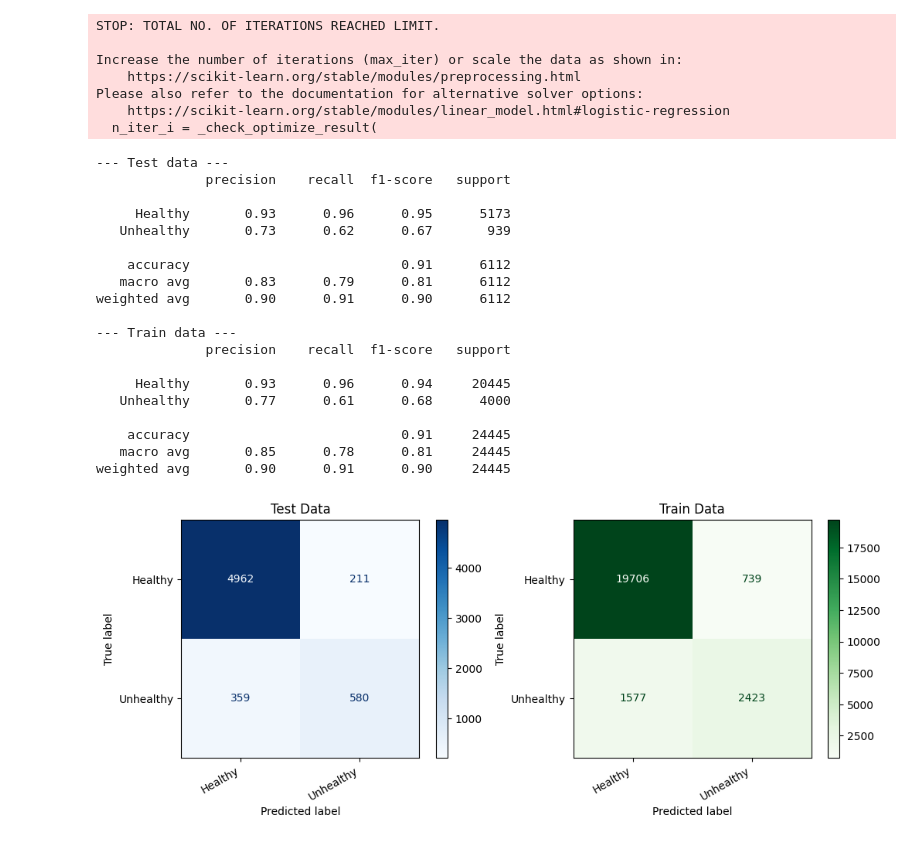
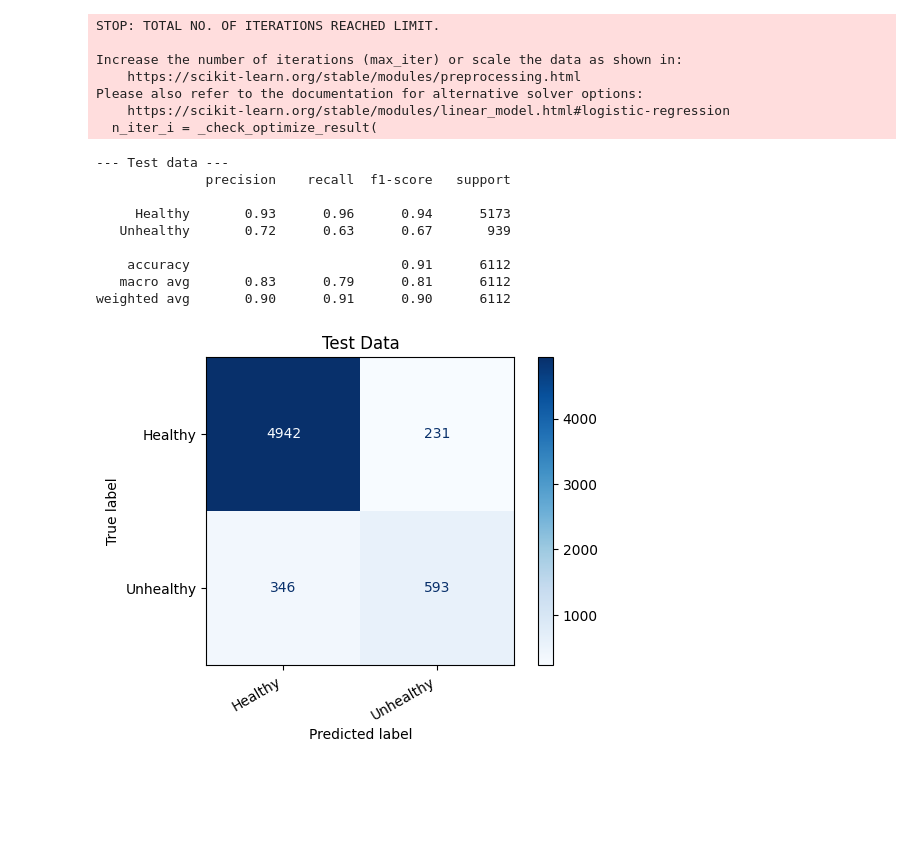
Before and after one commit to boesi/ds-ml-project-urban-air-pollution, a Jupyter notebook: baseline_model.ipynb, the cells around one changed output. Saved outputs shown, nothing was run; the diff lists cells and outputs as text; code cells hidden in the pictures; blank space fills up the shorter version.

```diff
--- a/baseline_model.ipynb
+++ b/baseline_model.ipynb
@@ -51,36 +49,28 @@ Unhealthy f. Sens. G.       0.50      0.05      0.09       483
 # %%
 X_train_cat, X_test_cat, y_train_cat, y_test_cat, y_labels = uap.get_baseline_data(df, 'target_health', factorize_target=True)
 cat_base_model_healthy = LogisticRegression()
 cat_base_model_healthy.fit(X_train_cat, y_train_cat)
-uap.check_classification(cat_base_model_healthy, X_train_cat, X_test_cat, y_train_cat, y_test_cat, y_labels)
+fig = uap.check_classification(cat_base_model_healthy, X_train_cat, X_test_cat, y_train_cat, y_test_cat, y_labels, train=False)
+fig.show()
+fig.savefig('images/model_baseline_health.png')
 # %% [output]
 STOP: TOTAL NO. OF ITERATIONS REACHED LIMIT.
 
 Increase the number of iterations (max_iter) or scale the data as shown in:
     https://scikit-learn.org/stable/modules/preprocessing.html
 Please also refer to the documentation for alternative solver options:
     https://scikit-learn.org/stable/modules/linear_model.html#logistic-regression
   n_iter_i = _check_optimize_result(
 --- Test data ---
               precision    recall  f1-score   support
 
-     Healthy       0.93      0.96      0.95      5173
-   Unhealthy       0.73      0.62      0.67       939
+     Healthy       0.93      0.96      0.94      5173
+   Unhealthy       0.72      0.63      0.67       939
 
     accuracy                           0.91      6112
    macro avg       0.83      0.79      0.81      6112
 weighted avg       0.90      0.91      0.90      6112
-
---- Train data ---
-              precision    recall  f1-score   support
-
-     Healthy       0.93      0.96      0.94     20445
-   Unhealthy       0.77      0.61      0.68      4000
-
-    accuracy                           0.91     24445
-   macro avg       0.85      0.78      0.81     24445
-weighted avg       0.90      0.91      0.90     24445
-[figure, old version]
+[figure, new version]
 # %%
 with open('models/base_linreg_model.pkl', 'wb') as f:
     pk.dump(reg_base_model, f)
```
Also changed, not shown: parts of 2 cells of this notebook, 2 other files.
